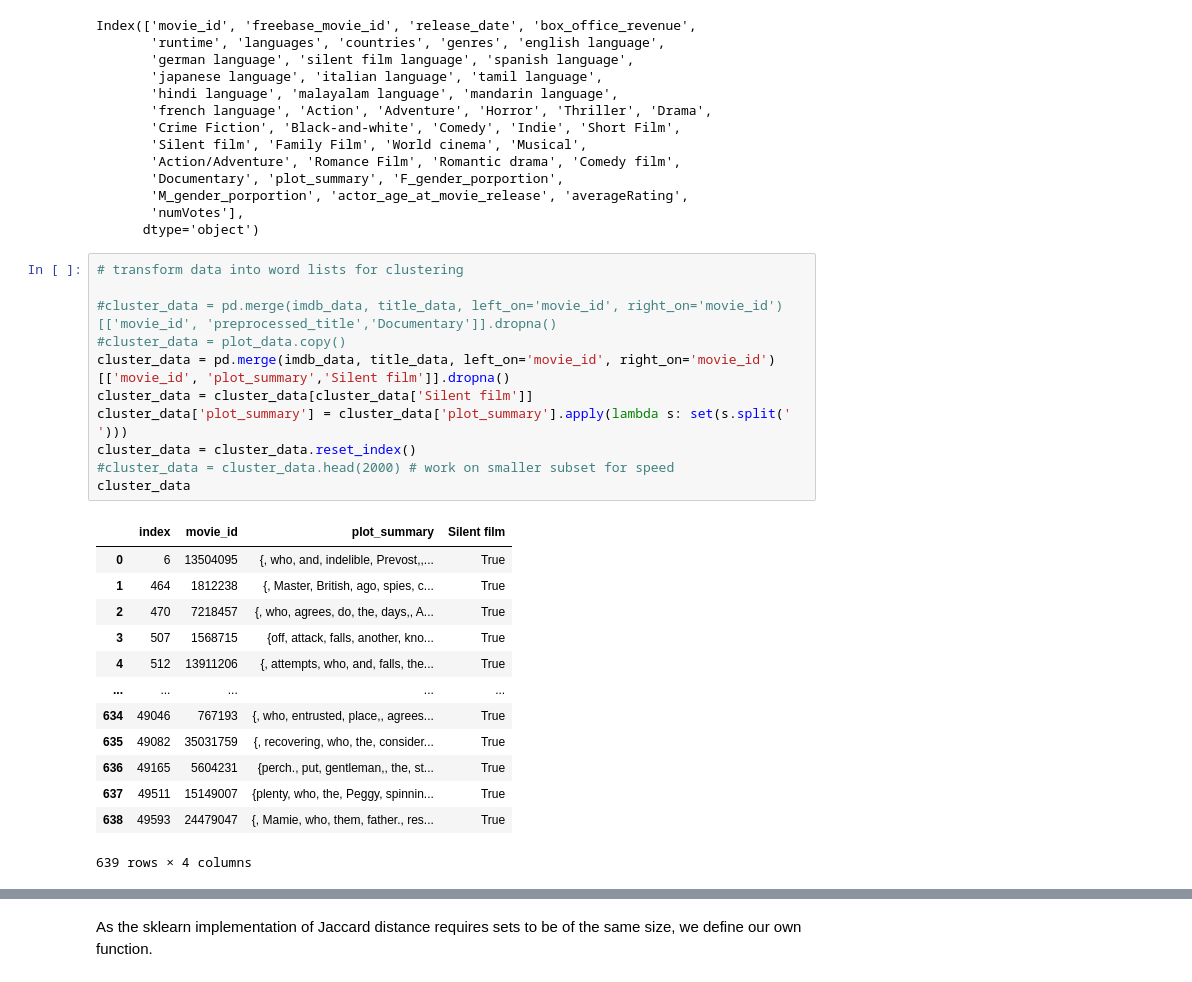
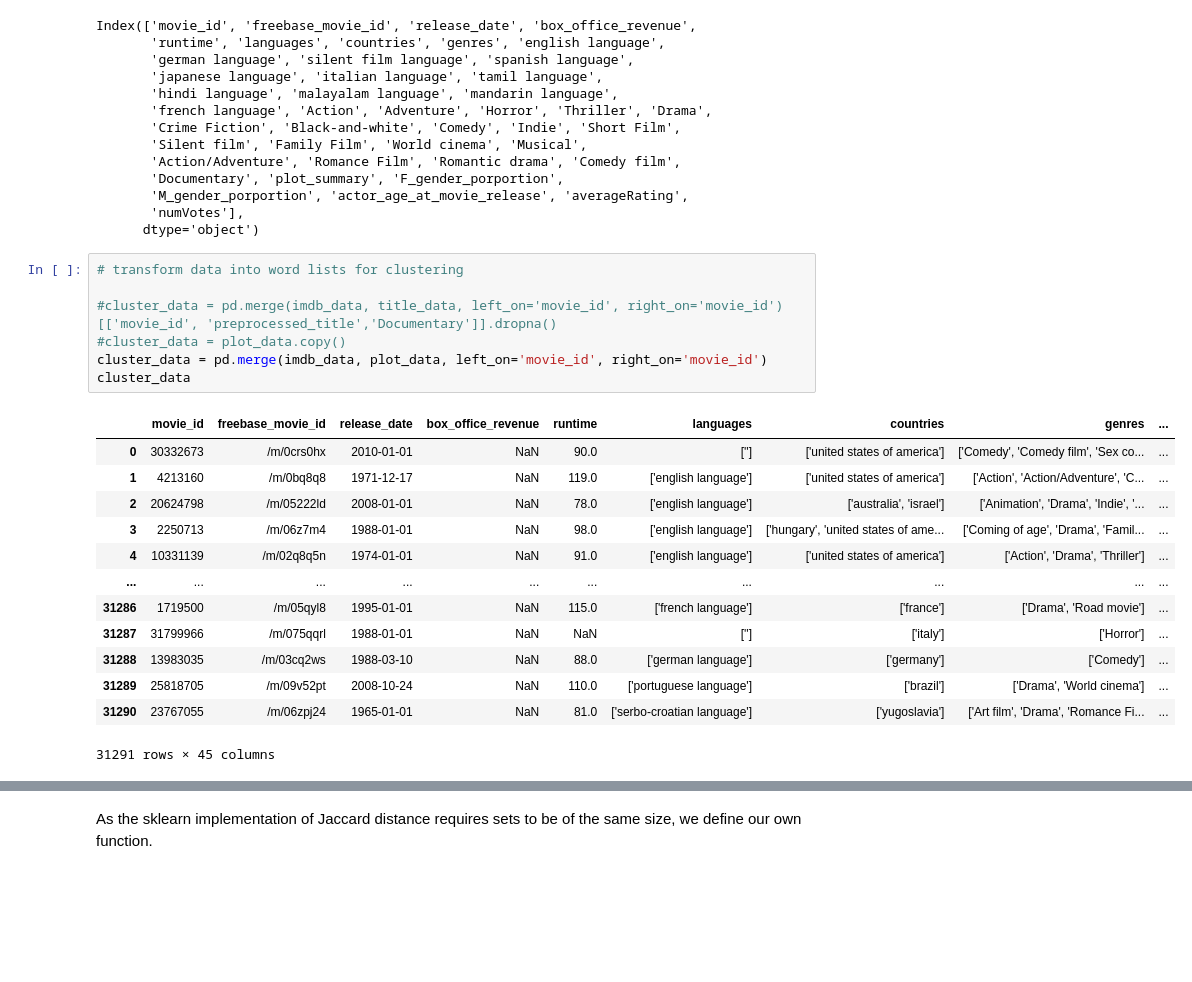
Before and after one commit to epfl-ada/ada-2022-project-adlucere2022, a Jupyter notebook: jaccard_clustering.ipynb, the cells around one changed output, grey strips where cells are left out. Saved outputs shown, nothing was run; the diff lists cells and outputs as text; blank space fills up the shorter version.

```diff
--- a/jaccard_clustering.ipynb
+++ b/jaccard_clustering.ipynb
@@ -83,25 +83,21 @@ Index(['movie_id', 'freebase_movie_id', 'release_date', 'box_office_revenue',
 # %%
 # transform data into word lists for clustering
 
 #cluster_data = pd.merge(imdb_data, title_data, left_on='movie_id', right_on='movie_id')[['movie_id', 'preprocessed_title','Documentary']].dropna()
 #cluster_data = plot_data.copy()
-cluster_data = pd.merge(imdb_data, title_data, left_on='movie_id', right_on='movie_id')[['movie_id', 'plot_summary','Silent film']].dropna()
-cluster_data = cluster_data[cluster_data['Silent film']]
-cluster_data['plot_summary'] = cluster_data['plot_summary'].apply(lambda s: set(s.split(' ')))
-cluster_data = cluster_data.reset_index()
-#cluster_data = cluster_data.head(2000) # work on smaller subset for speed
+cluster_data = pd.merge(imdb_data, plot_data, left_on='movie_id', right_on='movie_id')
 cluster_data
 # %% [output]
-|  | index | movie_id | plot_summary | Silent film |
-| 0 | 6 | 13504095 | {, who, and, indelible, Prevost,,... | True |
-| 1 | 464 | 1812238 | {, Master, British, ago, spies, c... | True |
-| 2 | 470 | 7218457 | {, who, agrees, do, the, days,, A... | True |
-| 3 | 507 | 1568715 | {off, attack, falls, another, kno... | True |
-| 4 | 512 | 13911206 | {, attempts, who, and, falls, the... | True |
-| ... | ... | ... | ... | ... |
-| 634 | 49046 | 767193 | {, who, entrusted, place,, agrees... | True |
-| 635 | 49082 | 35031759 | {, recovering, who, the, consider... | True |
-| 636 | 49165 | 5604231 | {perch., put, gentleman,, the, st... | True |
-| 637 | 49511 | 15149007 | {plenty, who, the, Peggy, spinnin... | True |
-| 638 | 49593 | 24479047 | {, Mamie, who, them, father., res... | True |
+|  | movie_id | freebase_movie_id | release_date | box_office_revenue | runtime | languages | countries | genres | ... |
+| 0 | 30332673 | /m/0crs0hx | 2010-01-01 | NaN | 90.0 | [''] | ['united states of america'] | ['Comedy', 'Comedy film', 'Sex co... | ... |
+| 1 | 4213160 | /m/0bq8q8 | 1971-12-17 | NaN | 119.0 | ['english language'] | ['united states of america'] | ['Action', 'Action/Adventure', 'C... | ... |
+| 2 | 20624798 | /m/05222ld | 2008-01-01 | NaN | 78.0 | ['english language'] | ['australia', 'israel'] | ['Animation', 'Drama', 'Indie', '... | ... |
+| 3 | 2250713 | /m/06z7m4 | 1988-01-01 | NaN | 98.0 | ['english language'] | ['hungary', 'united states of ame... | ['Coming of age', 'Drama', 'Famil... | ... |
+| 4 | 10331139 | /m/02q8q5n | 1974-01-01 | NaN | 91.0 | ['english language'] | ['united states of america'] | ['Action', 'Drama', 'Thriller'] | ... |
+| ... | ... | ... | ... | ... | ... | ... | ... | ... | ... |
+| 31286 | 1719500 | /m/05qyl8 | 1995-01-01 | NaN | 115.0 | ['french language'] | ['france'] | ['Drama', 'Road movie'] | ... |
+| 31287 | 31799966 | /m/075qqrl | 1988-01-01 | NaN | NaN | [''] | ['italy'] | ['Horror'] | ... |
+| 31288 | 13983035 | /m/03cq2ws | 1988-03-10 | NaN | 88.0 | ['german language'] | ['germany'] | ['Comedy'] | ... |
+| 31289 | 25818705 | /m/09v52pt | 2008-10-24 | NaN | 110.0 | ['portuguese language'] | ['brazil'] | ['Drama', 'World cinema'] | ... |
+| 31290 | 23767055 | /m/06zpj24 | 1965-01-01 | NaN | 81.0 | ['serbo-croatian language'] | ['yugoslavia'] | ['Art film', 'Drama', 'Romance Fi... | ... |
-639 rows × 4 columns
+31291 rows × 45 columns
```
Also changed, not shown: parts of 5 cells of this notebook.
